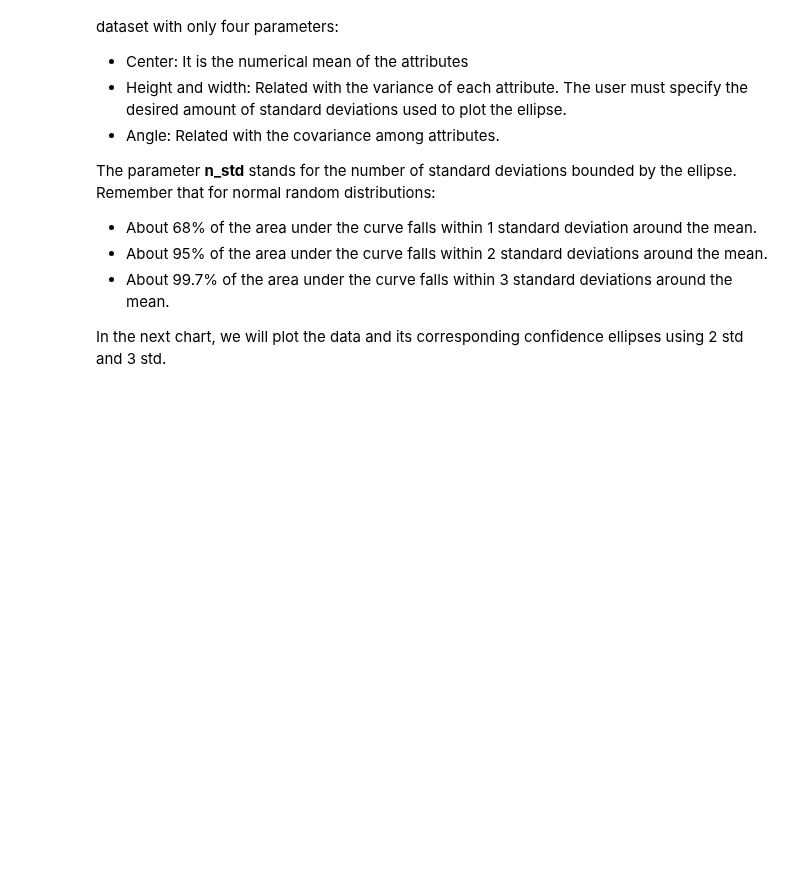
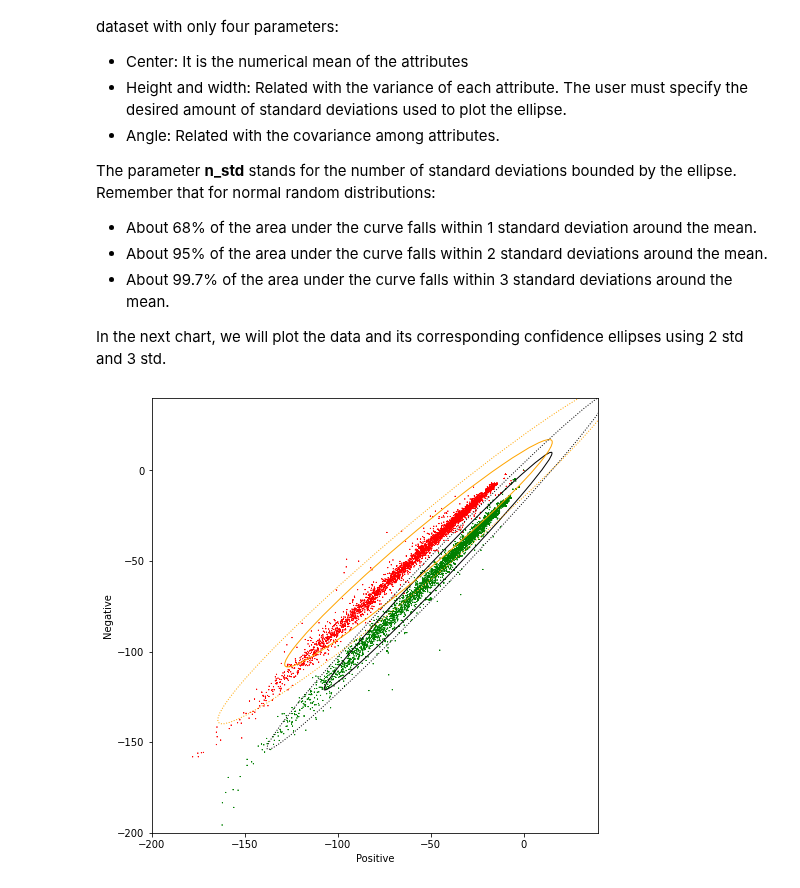
Before and after one commit to martin-fabbri/colab-notebooks, a Jupyter notebook: deeplearning.ai/nlp/visualizing_naive_bayes.ipynb, the cells around one changed output. Cells and saved outputs as stored; diff of their text form; code cells hidden in the pictures; blank space fills up the shorter version.

```diff
--- a/deeplearning.ai/nlp/visualizing_naive_bayes.ipynb
+++ b/deeplearning.ai/nlp/visualizing_naive_bayes.ipynb
@@ -113,3 +116,30 @@ The parameter __n_std__ stands for the number of standard deviations bounded by
 
 
 In the next chart, we will plot the data and its corresponding confidence ellipses using 2 std and 3 std.
+# %%
+fig, ax = plt.subplots(figsize=(8, 8))
+
+colors = ['red', 'green']
+
+ax.scatter(data.positive, data.negative,
+           c=[colors[int(k)] for k in data.sentiment], s=0.1, marker='*')
+plt.xlim(-200, 40)
+plt.ylim(-200, 40)
+
+plt.xlabel('Positive')
+plt.ylabel('Negative')
+
+data_pos = data[data.sentiment == 1]
+data_neg = data[data.sentiment == 0]
+
+confidence_ellipse(data_pos.positive, data_pos.negative, ax, n_std=2,
+                   edgecolor='black', label=r'$2\sigma$')
+confidence_ellipse(data_neg.positive, data_neg.negative, ax, n_std=2,
+                   edgecolor='orange')
+
+confidence_ellipse(data_pos.positive, data_pos.negative, ax, n_std=3,
+                   edgecolor='black', linestyle=':', label=r'$3\sigma$')
+confidence_ellipse(data_neg.positive, data_neg.negative, ax, n_std=3,
+                   edgecolor='orange', linestyle=':', );
+# %% [output]
+[figure, added]
```
Also changed, not shown: parts of 1 cell of this notebook.
